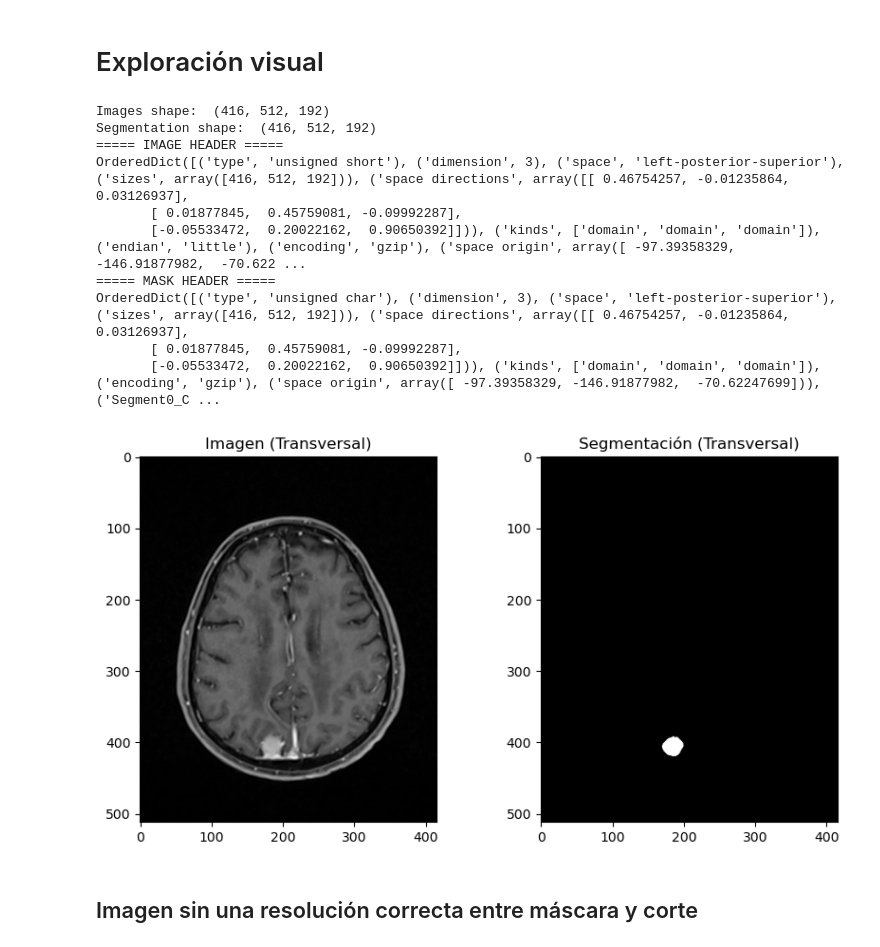
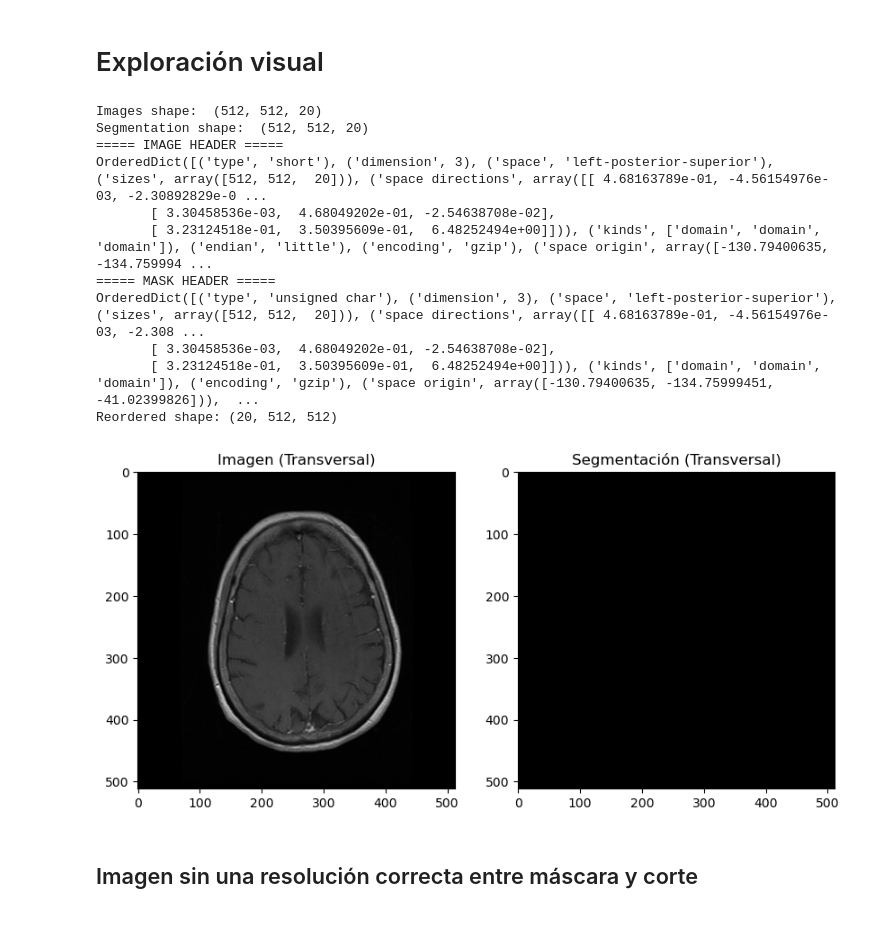
Before and after one commit to MarioPasc/Meningioma, a Jupyter notebook: jupyter/exploration.ipynb, the cells around one changed output. Cells and saved outputs as stored; diff of their text form; code cells hidden in the pictures.

Commit message:
Image dimensionality analysis completed; Docs added

```diff
--- a/jupyter/exploration.ipynb
+++ b/jupyter/exploration.ipynb
@@ -6,51 +6,51 @@ import nrrd
 import os
 import matplotlib.pyplot as plt
 
 # Definimos la ruta base del dataset
-base_ds_path = "/home/mariopasc/Python/Datasets/Meningiomas/Original/MENINGIOMAS"
-patient = '1'
-
-# Ruta a las imágenes y las segmentaciones
-rm_basepath = os.path.join(base_ds_path, patient, 'RM')
-t1 = os.path.join(rm_basepath, 'T1')
+base_ds_path = "/home/mariopasc/Python/Datasets/Meningiomas/Meningioma_Adquisition/RM"
+pulse = 'T1'
+patient = 'P39'
 
 # Leemos las imágenes y las máscaras
-images, header_slices = nrrd.read(os.path.join(t1, '13 t1_mpr_tra_iso_fs.nrrd'))
-masks, header_masks = nrrd.read(os.path.join(t1, 'Segmentation.seg.nrrd'))
+images, header_slices = nrrd.read(os.path.join(base_ds_path, pulse, patient, f'{pulse}_{patient}.nrrd'))
+masks, header_masks = nrrd.read(os.path.join(base_ds_path, pulse, patient, f'{pulse}_{patient}_seg.nrrd'))
 
 print("Images shape: ", images.shape)
 print("Segmentation shape: ", masks.shape)
 
 print("===== IMAGE HEADER =====")
 print(header_slices)
 print("===== MASK HEADER =====")
 print(header_masks)
 
-slice_index = 120
+slice_index = 12
 
 # Reorganizamos los ejes de los datos para obtener el corte transversal
 images_reordered = np.transpose(images, (2, 1, 0))
 masks_reordered = np.transpose(masks, (2, 1, 0))
+
+print(f'Reordered shape: {images_reordered.shape}')
 
 # Visualizamos los datos reordenados
 fig, axes = plt.subplots(1, 2, figsize=(10, 5))
 axes[0].imshow(images_reordered[slice_index, :, :], cmap='gray')
 axes[1].imshow(masks_reordered[slice_index, :, :], cmap='gray')
 axes[0].set_title('Imagen (Transversal)')
 axes[1].set_title('Segmentación (Transversal)')
 plt.show()
 # %% [output]
-Images shape:  (416, 512, 192)
-Segmentation shape:  (416, 512, 192)
+Images shape:  (512, 512, 20)
+Segmentation shape:  (512, 512, 20)
 ===== IMAGE HEADER =====
-OrderedDict([('type', 'unsigned short'), ('dimension', 3), ('space', 'left-posterior-superior'), ('sizes', array([416, 512, 192])), ('space directions', array([[ 0.46754257, -0.01235864,  0.03126937],
-       [ 0.01877845,  0.45759081, -0.09992287],
-       [-0.05533472,  0.20022162,  0.90650392]])), ('kinds', ['domain', 'domain', 'domain']), ('endian', 'little'), ('encoding', 'gzip'), ('space origin', array([ -97.39358329, -146.91877982,  -70.622 ...
+OrderedDict([('type', 'short'), ('dimension', 3), ('space', 'left-posterior-superior'), ('sizes', array([512, 512,  20])), ('space directions', array([[ 4.68163789e-01, -4.56154976e-03, -2.30892829e-0 ...
+       [ 3.30458536e-03,  4.68049202e-01, -2.54638708e-02],
+       [ 3.23124518e-01,  3.50395609e-01,  6.48252494e+00]])), ('kinds', ['domain', 'domain', 'domain']), ('endian', 'little'), ('encoding', 'gzip'), ('space origin', array([-130.79400635, -134.759994 ...
 ===== MASK HEADER =====
-OrderedDict([('type', 'unsigned char'), ('dimension', 3), ('space', 'left-posterior-superior'), ('sizes', array([416, 512, 192])), ('space directions', array([[ 0.46754257, -0.01235864,  0.03126937],
-       [ 0.01877845,  0.45759081, -0.09992287],
-       [-0.05533472,  0.20022162,  0.90650392]])), ('kinds', ['domain', 'domain', 'domain']), ('encoding', 'gzip'), ('space origin', array([ -97.39358329, -146.91877982,  -70.62247699])), ('Segment0_C ...
+OrderedDict([('type', 'unsigned char'), ('dimension', 3), ('space', 'left-posterior-superior'), ('sizes', array([512, 512,  20])), ('space directions', array([[ 4.68163789e-01, -4.56154976e-03, -2.308 ...
+       [ 3.30458536e-03,  4.68049202e-01, -2.54638708e-02],
+       [ 3.23124518e-01,  3.50395609e-01,  6.48252494e+00]])), ('kinds', ['domain', 'domain', 'domain']), ('encoding', 'gzip'), ('space origin', array([-130.79400635, -134.75999451,  -41.02399826])),  ...
+Reordered shape: (20, 512, 512)
-[figure, old version]
+[figure, new version]
 # %% [markdown]
 ## Imagen sin una resolución correcta entre máscara y corte
 # %%
```
Also changed, not shown: parts of 1 cell of this notebook, 9 other files.
